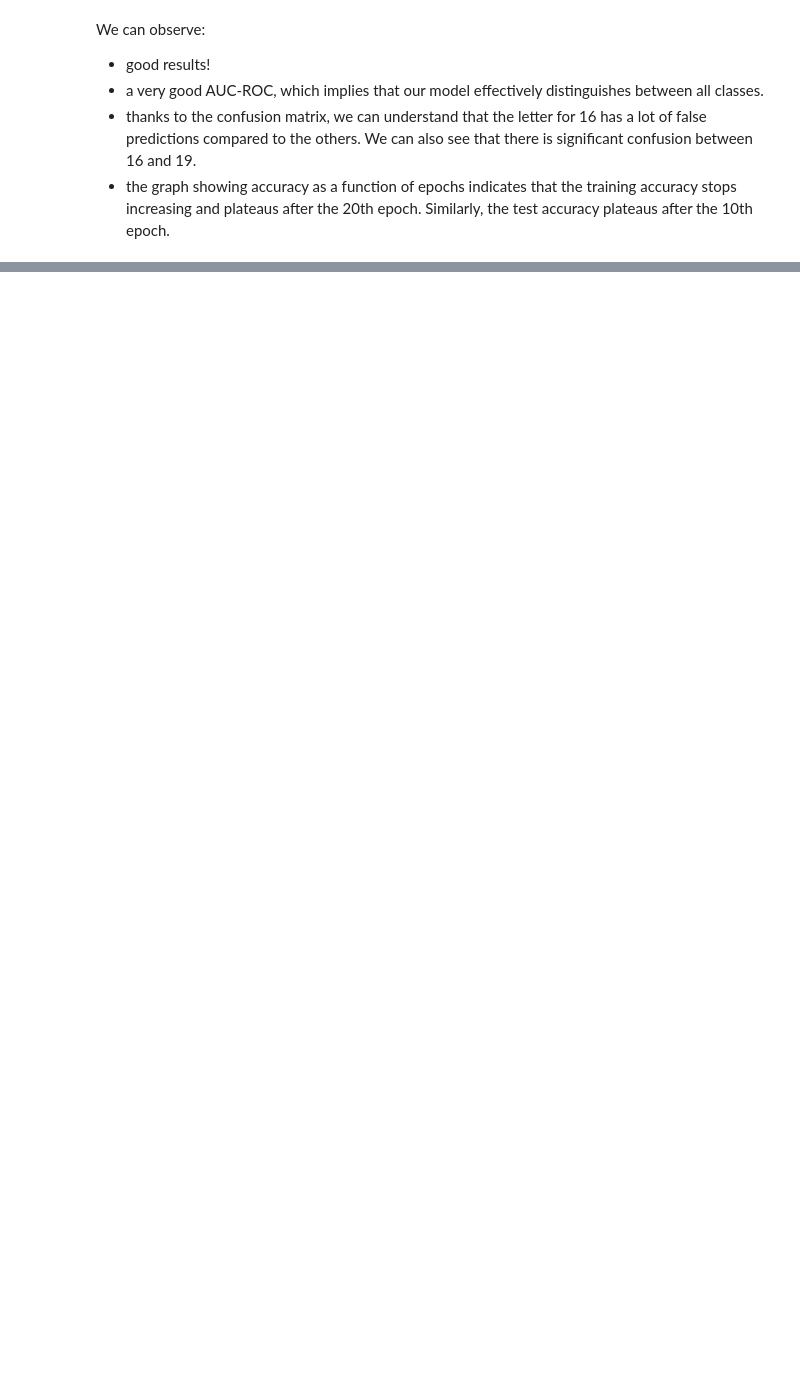
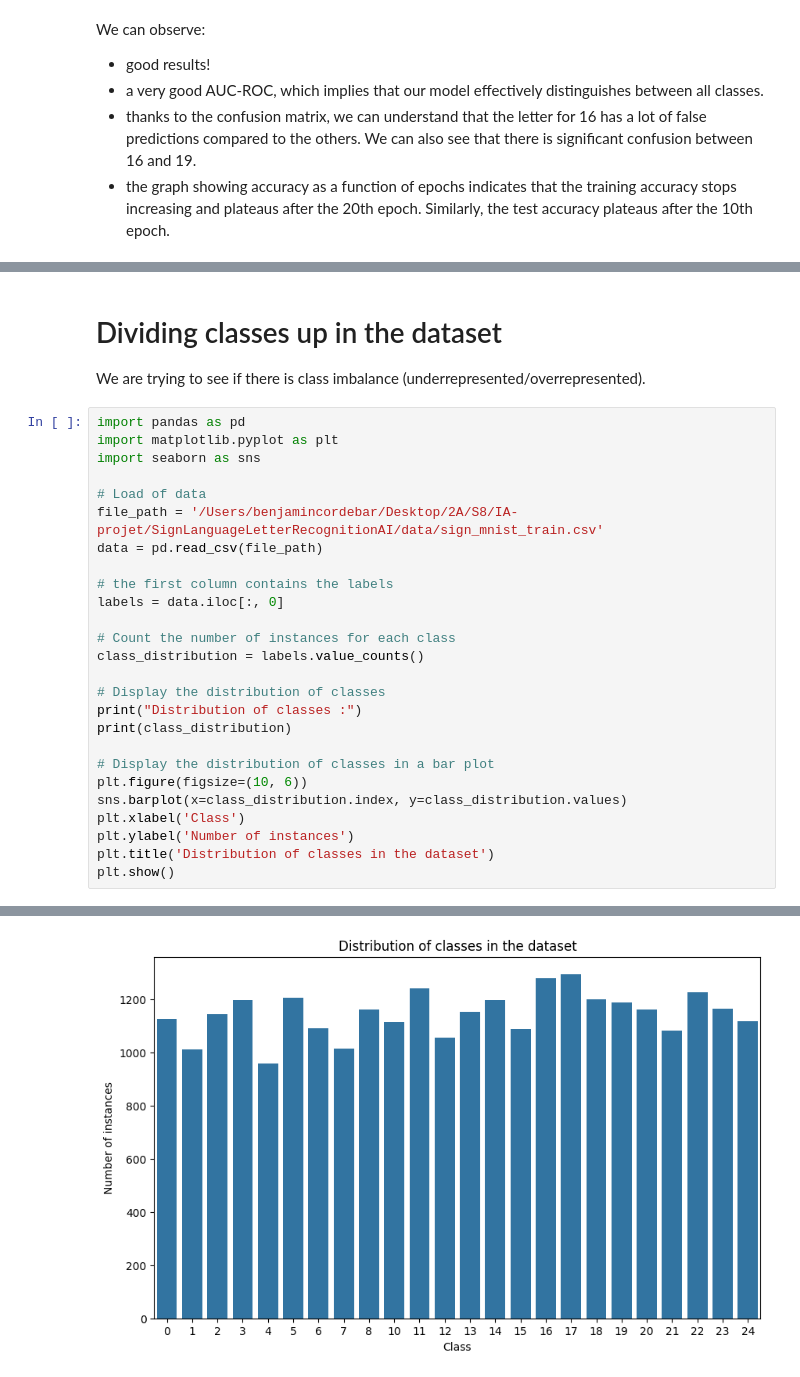
Before and after one commit to MathisAulagnier/SignLanguageLetterRecognitionAI, a Jupyter notebook: src/notebooks/MLP.ipynb, the cells around one changed output, grey strips where cells are left out. Saved outputs shown, nothing was run; the diff lists cells and outputs as text; blank space fills up the shorter version.

Commit message:
[FEAT] Dividing classes up in the dataset + SMOTE method

```diff
--- a/src/notebooks/MLP.ipynb
+++ b/src/notebooks/MLP.ipynb
@@ -198,0 +218,31 @@ We can observe:
+# %% [markdown]
+# Dividing classes up in the dataset
+
+We are trying to see if there is class imbalance (underrepresented/overrepresented).
+# %%
+import pandas as pd
+import matplotlib.pyplot as plt
+import seaborn as sns
+
+# Load of data
+file_path = '/Users/benjamincordebar/Desktop/2A/S8/IA-projet/SignLanguageLetterRecognitionAI/data/sign_mnist_train.csv'
+data = pd.read_csv(file_path)
+
+# the first column contains the labels
+labels = data.iloc[:, 0]
+
+# Count the number of instances for each class
+class_distribution = labels.value_counts()
+
+# Display the distribution of classes
+print("Distribution of classes :")
+print(class_distribution)
+
+# Display the distribution of classes in a bar plot
+plt.figure(figsize=(10, 6))
+sns.barplot(x=class_distribution.index, y=class_distribution.values)
+plt.xlabel('Class')
+plt.ylabel('Number of instances')
+plt.title('Distribution of classes in the dataset')
+plt.show()
+# %% [output]
@@ -198,0 +266 @@ We can observe:
+[figure, added]
```
Also changed, not shown: parts of 6 cells of this notebook, 1 other file.
